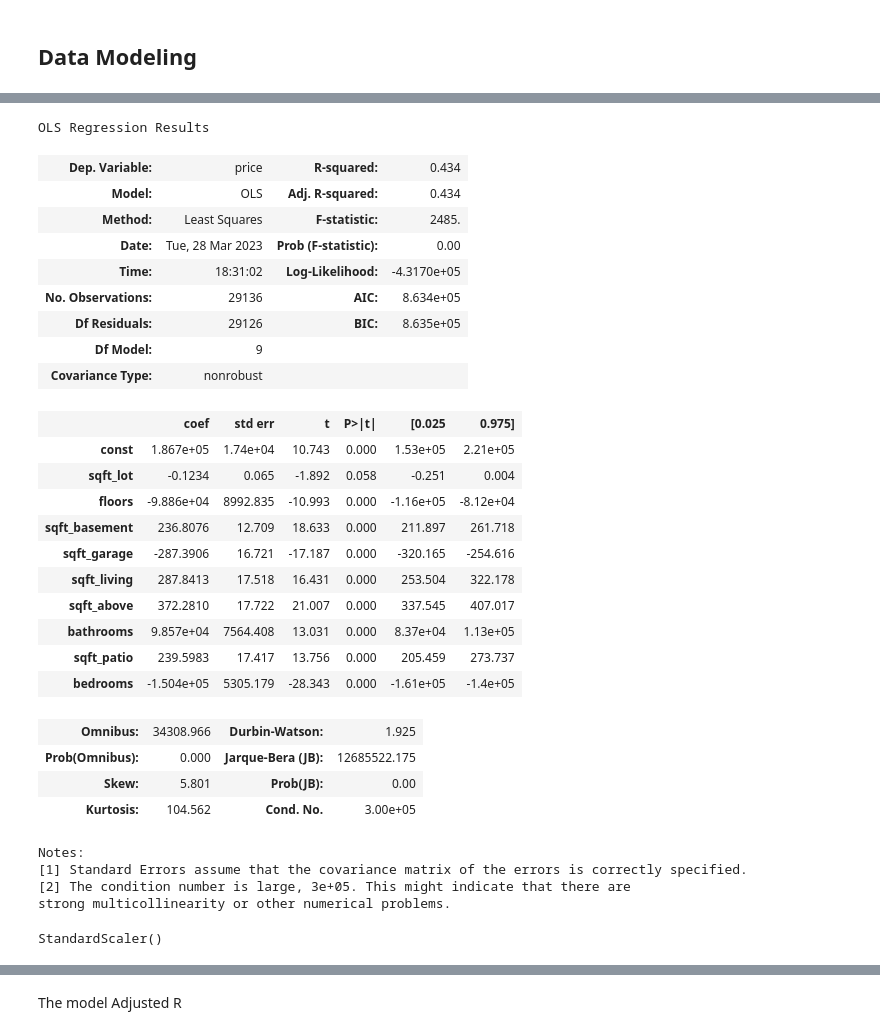
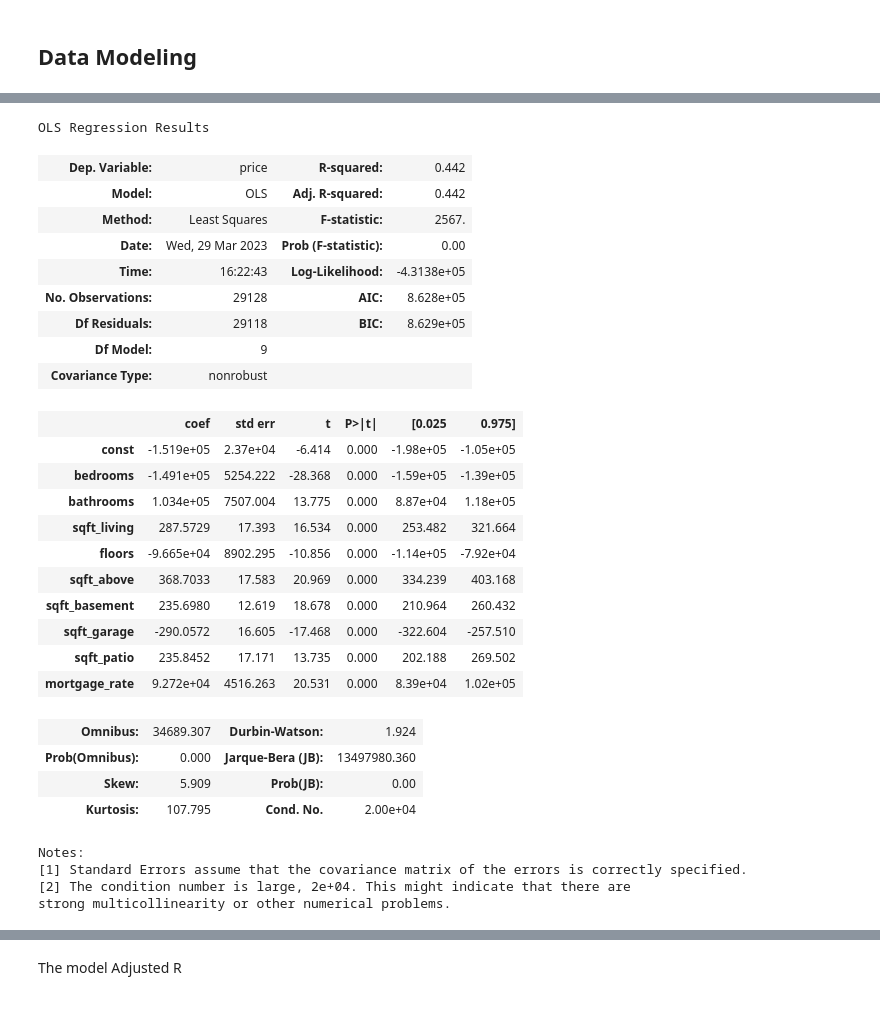
Before and after one commit to claragiurgiu/Phase2-Project, a Jupyter notebook: Code/Clara_Analysis.ipynb, the cells around one changed output, grey strips where cells are left out. Cells and saved outputs as stored; diff of their text form; code cells hidden in the pictures.

```diff
--- a/Code/Clara_Analysis.ipynb
+++ b/Code/Clara_Analysis.ipynb
@@ -531,7 +830,7 @@ Index(['id', 'date', 'price', 'bedrooms', 'bathrooms', 'sqft_living',
 # %%
 # simple model
-Y = wa_only_df['price']
-X = sm.add_constant(wa_only_df['sqft_living'])
+Y = sales_df['price']
+X = sm.add_constant(sales_df['sqft_living'])
 
 wa_simple = sm.OLS(endog=Y, exog=X).fit()
 wa_simple.summary()
@@ -560,5 +920,5 @@ strong multicollinearity or other numerical problems.
 # %%
 # creating new dataframe with numeric colums
-wa_num = wa_only_df[['price','sqft_lot', 'floors', 'sqft_basement','sqft_garage', 'sqft_living', 'sqft_above', 'bathrooms','sqft_patio', 'bedrooms']]
+wa_num = sales_df.select_dtypes(include=['float','int64'])
 wa_num
 # %% [output]
@@ -590,6 +950,6 @@ wa_num.describe()
 # %%
 # separting data frame into model variables
-mlr_y = wa_num['price']
-mlr_x = wa_num.drop('price', axis=1)
-mlr_x.head()
+num_mlr_y = wa_num['price']
+num_mlr_x = sm.add_constant(wa_num.drop('price', axis=1))
+num_mlr_x.head()
 # %% [output]
@@ -617,3 +961,0 @@ Name: price, Length: 29136, dtype: float64
-# %%
-predictors = sm.add_constant(mlr_x)
-predictors
@@ -634,34 +967,34 @@ predictors
 # %%
 # multiple regression model on numeric variables
-wa_mlr = sm.OLS(endog=mlr_y, exog=predictors).fit()
-wa_mlr.summary()
+num_mlr = sm.OLS(endog=num_mlr_y, exog=num_mlr_x).fit()
+num_mlr.summary()
 # %% [output]
 OLS Regression Results
-| Dep. Variable: | price | R-squared: | 0.434 |
-| Model: | OLS | Adj. R-squared: | 0.434 |
-| Method: | Least Squares | F-statistic: | 2485. |
-| Date: | Tue, 28 Mar 2023 | Prob (F-statistic): | 0.00 |
-| Time: | 18:31:02 | Log-Likelihood: | -4.3170e+05 |
-| No. Observations: | 29136 | AIC: | 8.634e+05 |
-| Df Residuals: | 29126 | BIC: | 8.635e+05 |
+| Dep. Variable: | price | R-squared: | 0.442 |
+| Model: | OLS | Adj. R-squared: | 0.442 |
+| Method: | Least Squares | F-statistic: | 2567. |
+| Date: | Wed, 29 Mar 2023 | Prob (F-statistic): | 0.00 |
+| Time: | 16:22:43 | Log-Likelihood: | -4.3138e+05 |
+| No. Observations: | 29128 | AIC: | 8.628e+05 |
+| Df Residuals: | 29118 | BIC: | 8.629e+05 |
 | Df Model: | 9 |  |  |
 | Covariance Type: | nonrobust |  |  |
 |  | coef | std err | t | P>|t| | [0.025 | 0.975] |
-| const | 1.867e+05 | 1.74e+04 | 10.743 | 0.000 | 1.53e+05 | 2.21e+05 |
-| sqft_lot | -0.1234 | 0.065 | -1.892 | 0.058 | -0.251 | 0.004 |
-| floors | -9.886e+04 | 8992.835 | -10.993 | 0.000 | -1.16e+05 | -8.12e+04 |
-| sqft_basement | 236.8076 | 12.709 | 18.633 | 0.000 | 211.897 | 261.718 |
-| sqft_garage | -287.3906 | 16.721 | -17.187 | 0.000 | -320.165 | -254.616 |
-| sqft_living | 287.8413 | 17.518 | 16.431 | 0.000 | 253.504 | 322.178 |
-| sqft_above | 372.2810 | 17.722 | 21.007 | 0.000 | 337.545 | 407.017 |
-| bathrooms | 9.857e+04 | 7564.408 | 13.031 | 0.000 | 8.37e+04 | 1.13e+05 |
-| sqft_patio | 239.5983 | 17.417 | 13.756 | 0.000 | 205.459 | 273.737 |
-| bedrooms | -1.504e+05 | 5305.179 | -28.343 | 0.000 | -1.61e+05 | -1.4e+05 |
+| const | -1.519e+05 | 2.37e+04 | -6.414 | 0.000 | -1.98e+05 | -1.05e+05 |
+| bedrooms | -1.491e+05 | 5254.222 | -28.368 | 0.000 | -1.59e+05 | -1.39e+05 |
+| bathrooms | 1.034e+05 | 7507.004 | 13.775 | 0.000 | 8.87e+04 | 1.18e+05 |
+| sqft_living | 287.5729 | 17.393 | 16.534 | 0.000 | 253.482 | 321.664 |
+| floors | -9.665e+04 | 8902.295 | -10.856 | 0.000 | -1.14e+05 | -7.92e+04 |
+| sqft_above | 368.7033 | 17.583 | 20.969 | 0.000 | 334.239 | 403.168 |
+| sqft_basement | 235.6980 | 12.619 | 18.678 | 0.000 | 210.964 | 260.432 |
+| sqft_garage | -290.0572 | 16.605 | -17.468 | 0.000 | -322.604 | -257.510 |
+| sqft_patio | 235.8452 | 17.171 | 13.735 | 0.000 | 202.188 | 269.502 |
+| mortgage_rate | 9.272e+04 | 4516.263 | 20.531 | 0.000 | 8.39e+04 | 1.02e+05 |
-| Omnibus: | 34308.966 | Durbin-Watson: | 1.925 |
-| Prob(Omnibus): | 0.000 | Jarque-Bera (JB): | 12685522.175 |
-| Skew: | 5.801 | Prob(JB): | 0.00 |
-| Kurtosis: | 104.562 | Cond. No. | 3.00e+05 |
+| Omnibus: | 34689.307 | Durbin-Watson: | 1.924 |
+| Prob(Omnibus): | 0.000 | Jarque-Bera (JB): | 13497980.360 |
+| Skew: | 5.909 | Prob(JB): | 0.00 |
+| Kurtosis: | 107.795 | Cond. No. | 2.00e+04 |
 Notes:
 [1] Standard Errors assume that the covariance matrix of the errors is correctly specified.
-[2] The condition number is large, 3e+05. This might indicate that there are
+[2] The condition number is large, 2e+04. This might indicate that there are
 strong multicollinearity or other numerical problems.
@@ -674,4 +1000,0 @@ scaler = StandardScaler()
-# %%
-scaler.fit(mlr_x)
-# %% [output]
-StandardScaler()
```
Also changed, not shown: parts of 109 cells of this notebook, 4 other files.
